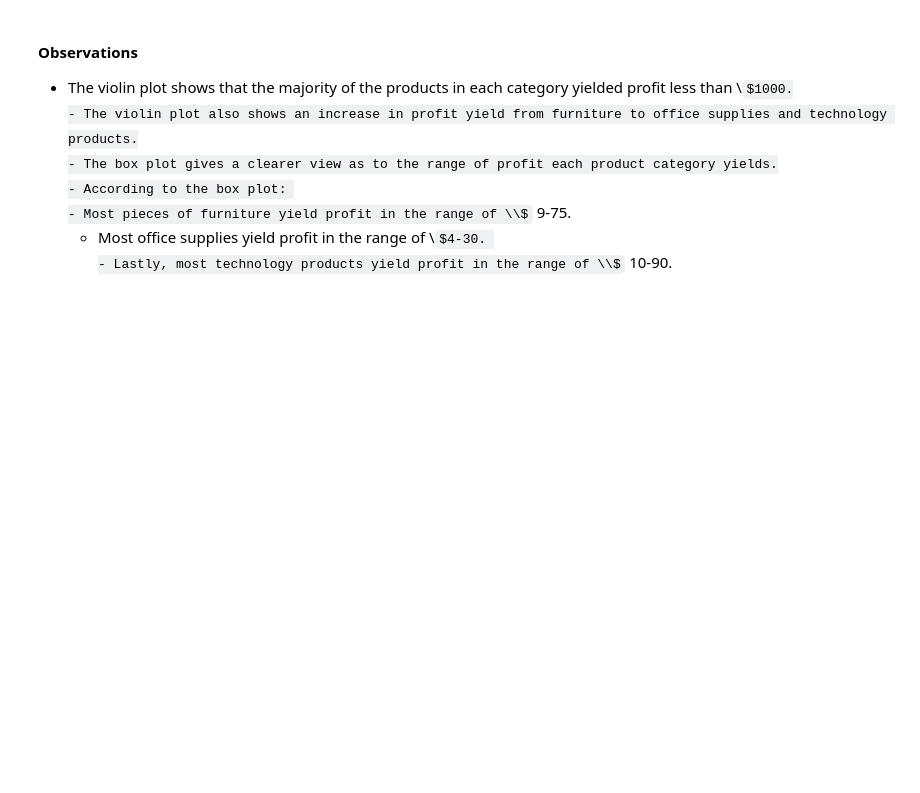
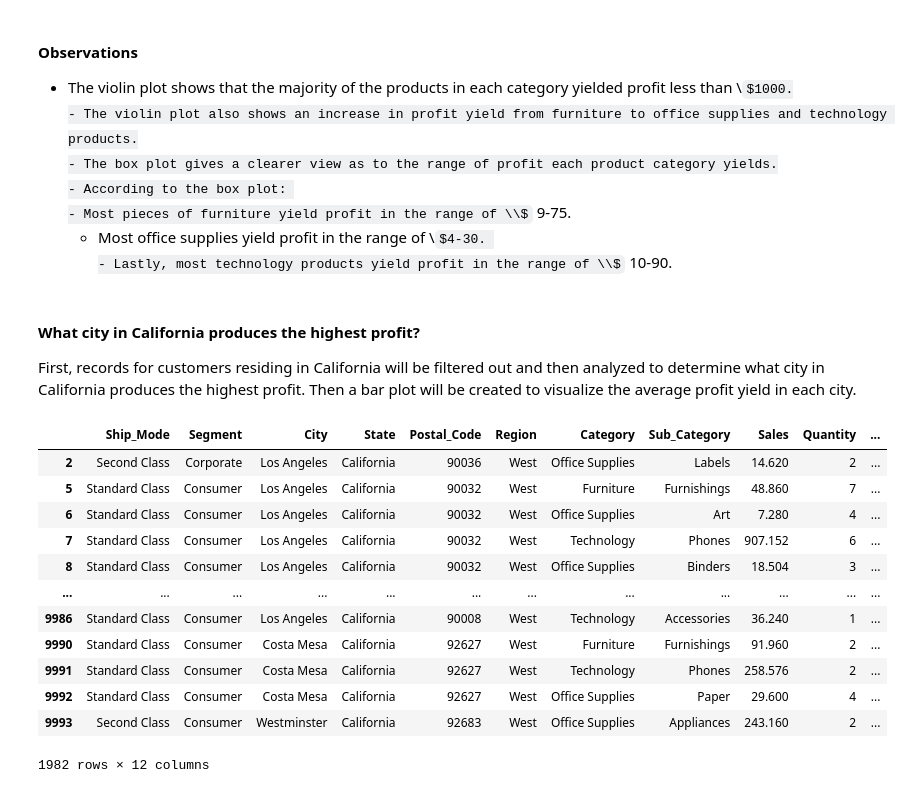
Before and after one commit to Dee-nDee/SuperStore_Data_Analysis, a Jupyter notebook: SuperStore.ipynb, the cells around one changed output. Drawn from its saved outputs; the diff is of its cells as text; code cells hidden in the pictures; some formulas as TeX source; blank space fills up the shorter version.

```diff
--- a/SuperStore.ipynb
+++ b/SuperStore.ipynb
@@ -925,3 +939,25 @@ plt.grid(False)
   - Most pieces of furniture yield profit in the range of \\$9-75.
   - Most office supplies yield profit in the range of \\$4-30.
   - Lastly, most technology products yield profit in the range of \\$10-90.
+# %% [markdown]
+#### What city in California produces the highest profit?
+
+First, records for customers residing in California will be filtered out and then analyzed to determine what city in California produces the highest profit. Then a bar plot will be created to visualize the average profit yield in each city.
+# %%
+#filter out rows with State value as California
+california = samp_superstore.query('State == "California"')
+california
+# %% [output]
+|  | Ship_Mode | Segment | City | State | Postal_Code | Region | Category | Sub_Category | Sales | Quantity | ... |
+| 2 | Second Class | Corporate | Los Angeles | California | 90036 | West | Office Supplies | Labels | 14.620 | 2 | ... |
+| 5 | Standard Class | Consumer | Los Angeles | California | 90032 | West | Furniture | Furnishings | 48.860 | 7 | ... |
+| 6 | Standard Class | Consumer | Los Angeles | California | 90032 | West | Office Supplies | Art | 7.280 | 4 | ... |
+| 7 | Standard Class | Consumer | Los Angeles | California | 90032 | West | Technology | Phones | 907.152 | 6 | ... |
+| 8 | Standard Class | Consumer | Los Angeles | California | 90032 | West | Office Supplies | Binders | 18.504 | 3 | ... |
+| ... | ... | ... | ... | ... | ... | ... | ... | ... | ... | ... | ... |
+| 9986 | Standard Class | Consumer | Los Angeles | California | 90008 | West | Technology | Accessories | 36.240 | 1 | ... |
+| 9990 | Standard Class | Consumer | Costa Mesa | California | 92627 | West | Furniture | Furnishings | 91.960 | 2 | ... |
+| 9991 | Standard Class | Consumer | Costa Mesa | California | 92627 | West | Technology | Phones | 258.576 | 2 | ... |
+| 9992 | Standard Class | Consumer | Costa Mesa | California | 92627 | West | Office Supplies | Paper | 29.600 | 4 | ... |
+| 9993 | Second Class | Consumer | Westminster | California | 92683 | West | Office Supplies | Appliances | 243.160 | 2 | ... |
+1982 rows × 12 columns
```
Also changed, not shown: parts of 6 cells of this notebook.
